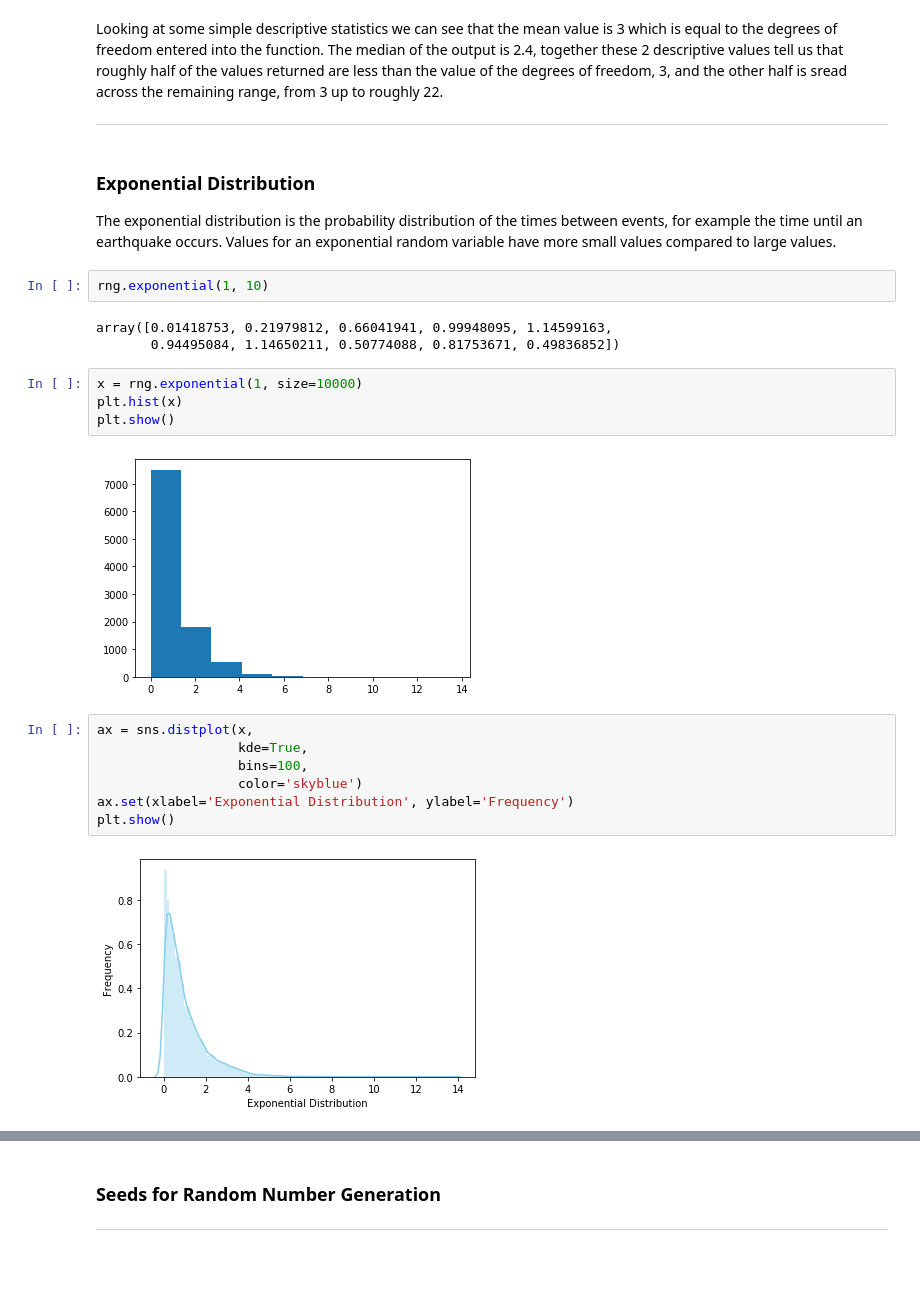
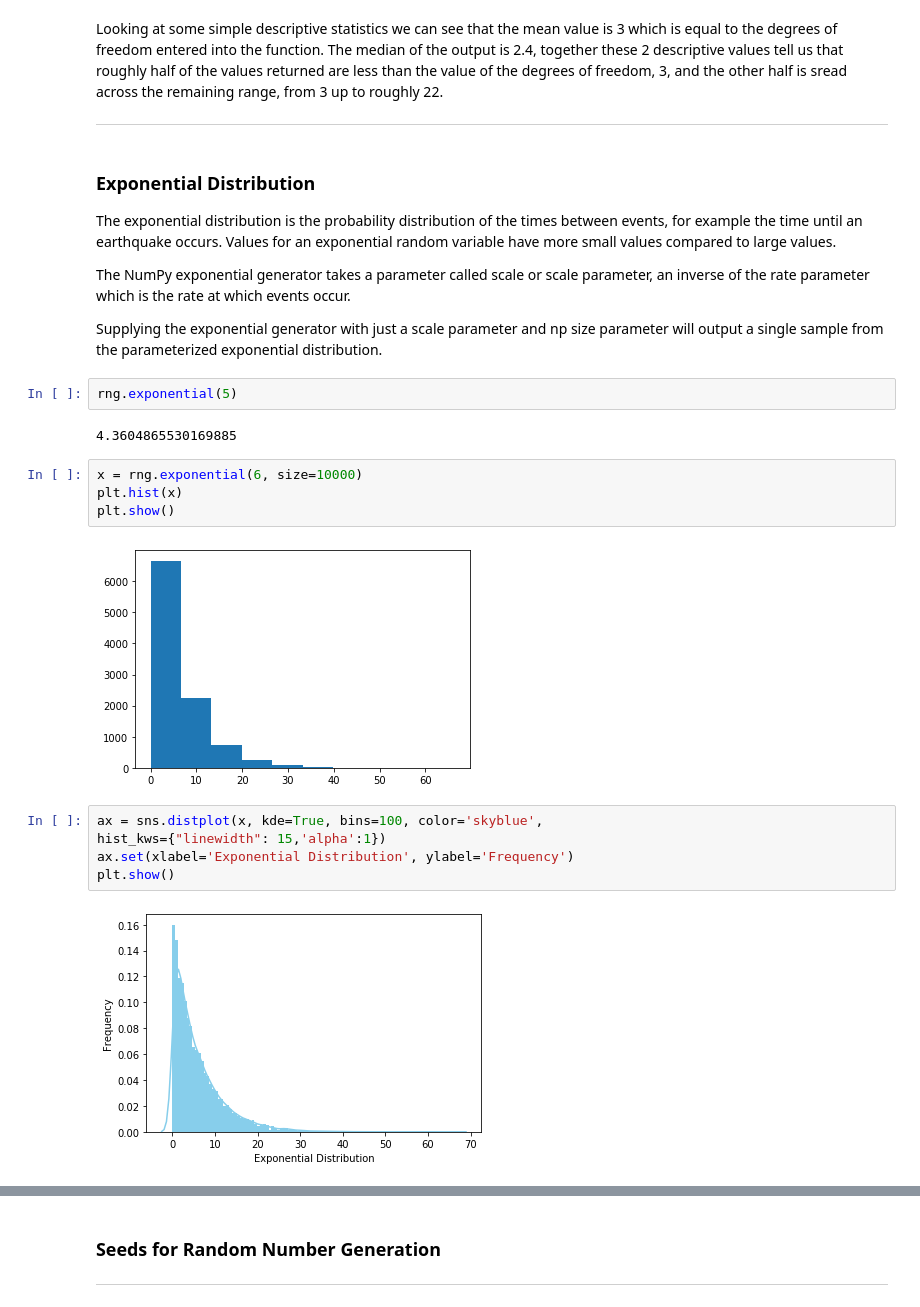
Before and after one commit to hayleydoherty/Programming-for-DA-Assignment, a Jupyter notebook: Assignment.ipynb, the cells around one changed output, grey strips where cells are left out. Drawn from its saved outputs; the diff is of its cells as text; blank space fills up the shorter version.

Commit message:
Finishing off the gamma distribution and added graphs

```diff
--- a/Assignment.ipynb
+++ b/Assignment.ipynb
@@ -527,26 +527,27 @@ Looking at some simple descriptive statistics we can see that the mean value is
 ### Exponential Distribution
 
 The exponential distribution is the probability distribution of the times between events, for example the time until an earthquake occurs. Values for an exponential random variable have more small values compared to large values.
+
+The NumPy exponential generator takes a parameter called scale or scale parameter, an inverse of the rate parameter which is the rate at which events occur.
+
+Supplying the exponential generator with just a scale parameter and np size parameter will output a single sample from the parameterized exponential distribution.
 # %%
-rng.exponential(1, 10)
+rng.exponential(5)
 # %% [output]
-array([0.01418753, 0.21979812, 0.66041941, 0.99948095, 1.14599163,
-       0.94495084, 1.14650211, 0.50774088, 0.81753671, 0.49836852])
+4.3604865530169885
 # %%
-x = rng.exponential(1, size=10000)
+x = rng.exponential(6, size=10000)
 plt.hist(x)
 plt.show()
 # %% [output]
-[figure, old version]
+[figure, new version]
 # %%
-ax = sns.distplot(x,
-                  kde=True,
-                  bins=100,
-                  color='skyblue')
+ax = sns.distplot(x, kde=True, bins=100, color='skyblue',
+hist_kws={"linewidth": 15,'alpha':1})
 ax.set(xlabel='Exponential Distribution', ylabel='Frequency')
 plt.show()
 # %% [output]
-[figure, old version]
+[figure, new version]
 # %%
 stats.describe(x)
 # %% [output]
```
Also changed, not shown: parts of 24 cells of this notebook.
